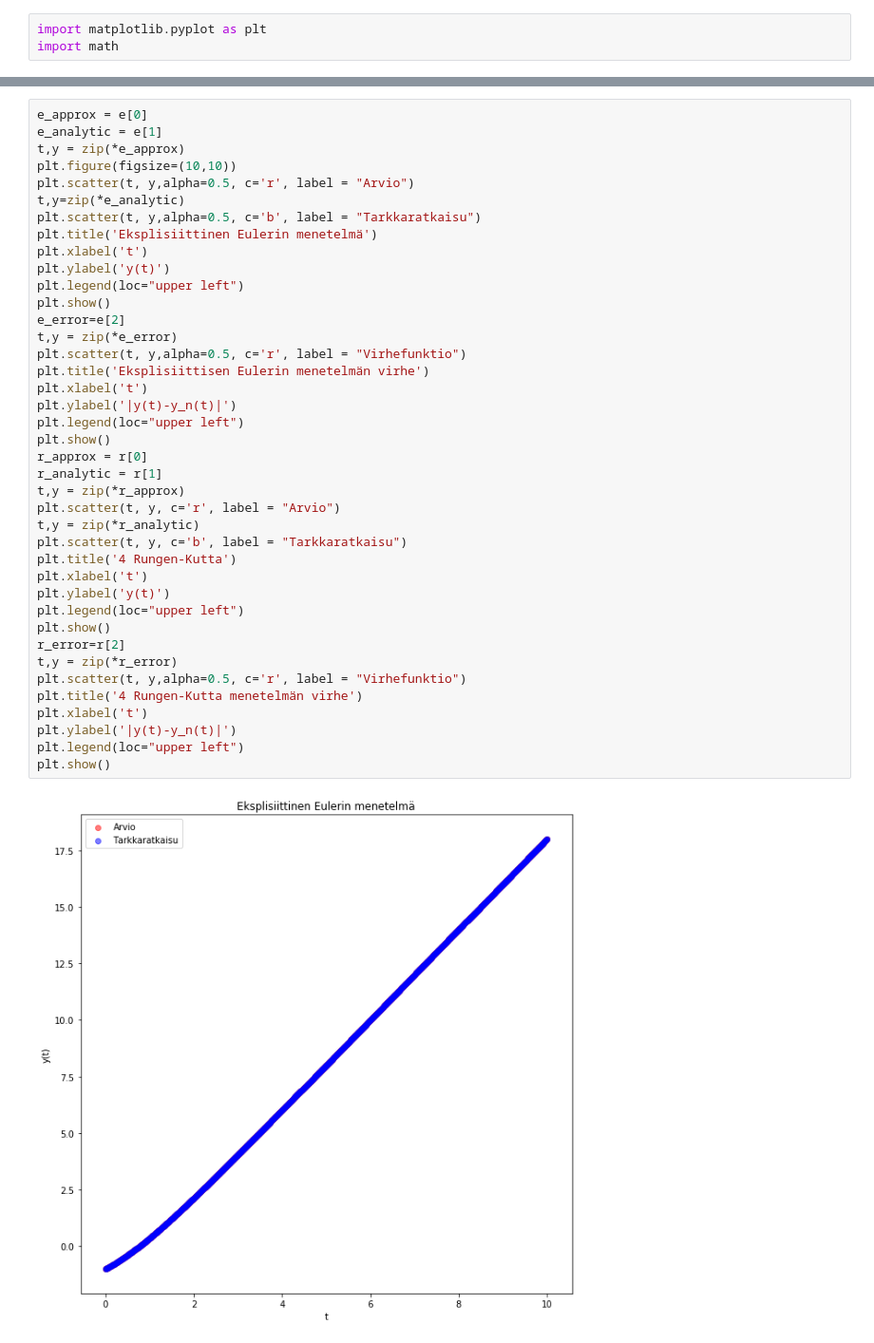
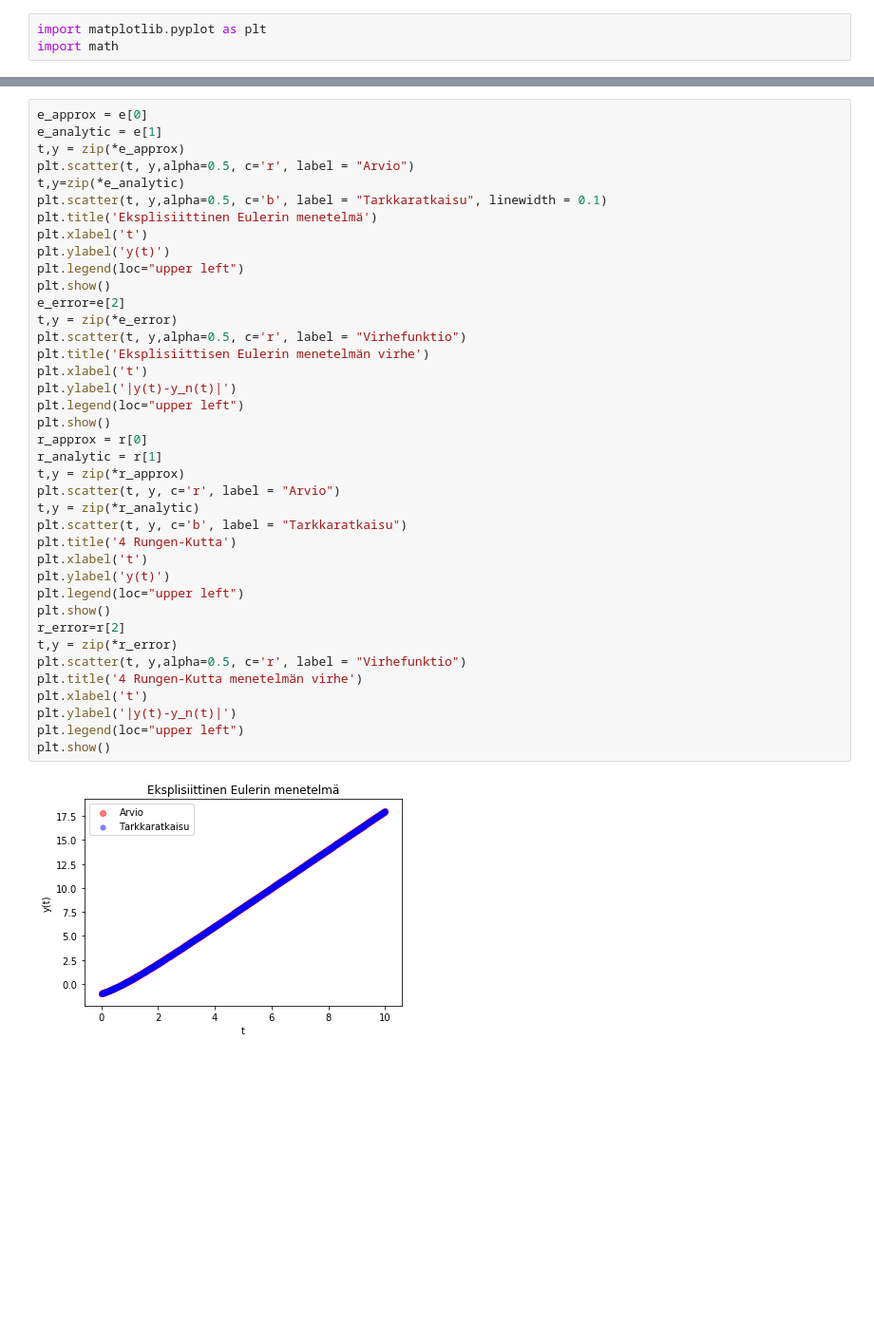
Before and after one commit to Neuroosi/Numerical-analysis, a Jupyter notebook: Untitled1.ipynb, the cells around one changed output, grey strips where cells are left out. Shown: that part at 95% size. Drawn from its saved outputs; the diff is of its cells as text; blank space fills up the shorter version.

```diff
--- a/Untitled1.ipynb
+++ b/Untitled1.ipynb
@@ -60,44 +70,43 @@ r2 = rungekutta_4th(f,sol,0.01,10,1/2)
 e_approx = e[0]
 e_analytic = e[1]
 t,y = zip(*e_approx)
-plt.figure(figsize=(10,10))
 plt.scatter(t, y,alpha=0.5, c='r', label = "Arvio")
 t,y=zip(*e_analytic)
-plt.scatter(t, y,alpha=0.5, c='b', label = "Tarkkaratkaisu")
+plt.scatter(t, y,alpha=0.5, c='b', label = "Tarkkaratkaisu", linewidth = 0.1)
 plt.title('Eksplisiittinen Eulerin menetelmä')
 plt.xlabel('t')
 plt.ylabel('y(t)')
 plt.legend(loc="upper left")
 plt.show()
 e_error=e[2]
 t,y = zip(*e_error)
 plt.scatter(t, y,alpha=0.5, c='r', label = "Virhefunktio")
 plt.title('Eksplisiittisen Eulerin menetelmän virhe')
 plt.xlabel('t')
 plt.ylabel('|y(t)-y_n(t)|')
 plt.legend(loc="upper left")
 plt.show()
 r_approx = r[0]
 r_analytic = r[1]
 t,y = zip(*r_approx)
 plt.scatter(t, y, c='r', label = "Arvio")
 t,y = zip(*r_analytic)
 plt.scatter(t, y, c='b', label = "Tarkkaratkaisu")
 plt.title('4 Rungen-Kutta')
 plt.xlabel('t')
 plt.ylabel('y(t)')
 plt.legend(loc="upper left")
 plt.show()
 r_error=r[2]
 t,y = zip(*r_error)
 plt.scatter(t, y,alpha=0.5, c='r', label = "Virhefunktio")
 plt.title('4 Rungen-Kutta menetelmän virhe')
 plt.xlabel('t')
 plt.ylabel('|y(t)-y_n(t)|')
 plt.legend(loc="upper left")
 plt.show()
 # %% [output]
-[figure, old version]
+[figure, new version]
 [figure]
 [figure]
 [figure]
```
Also changed, not shown: parts of 3 cells of this notebook.
